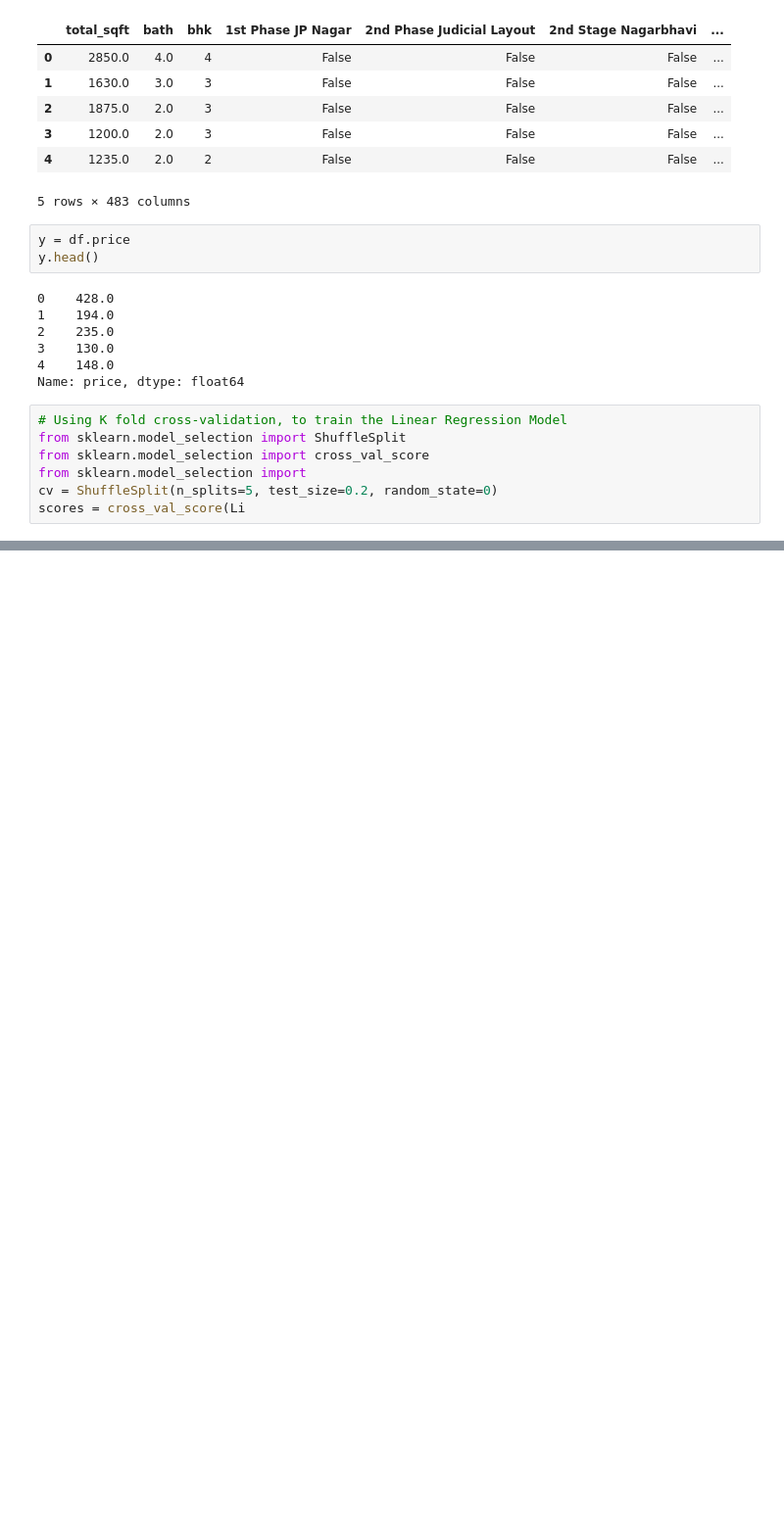
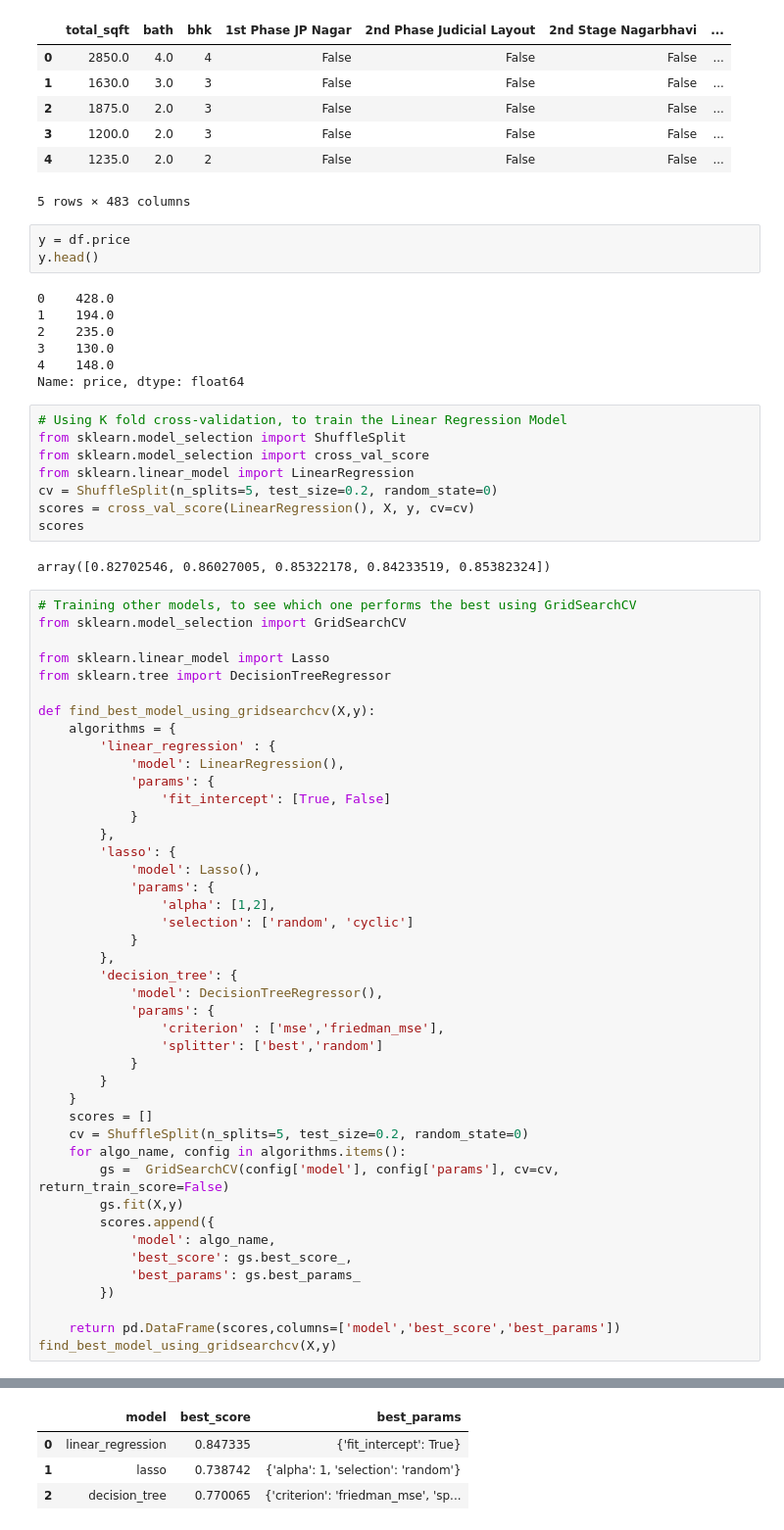
Before and after one commit to proakash256/Bengaluru_House_Price_Prediction, a Jupyter notebook: model_building.ipynb, the cells around one changed output, grey strips where cells are left out. Shown: that part at 98% size. Cells and saved outputs as stored; diff of their text form; blank space fills up the shorter version.

Commit message:
Found the best model
Trained various models like linear regression, lasso, decision tree regressor using GridSearchCV, and found the best one i.e. Linear Regression

```diff
--- a/model_building.ipynb
+++ b/model_building.ipynb
@@ -70,6 +70,53 @@ Name: price, dtype: float64
 # Using K fold cross-validation, to train the Linear Regression Model
 from sklearn.model_selection import ShuffleSplit
 from sklearn.model_selection import cross_val_score
-from sklearn.model_selection import
+from sklearn.linear_model import LinearRegression
 cv = ShuffleSplit(n_splits=5, test_size=0.2, random_state=0)
-scores = cross_val_score(Li
+scores = cross_val_score(LinearRegression(), X, y, cv=cv)
+scores
+# %% [output]
+array([0.82702546, 0.86027005, 0.85322178, 0.84233519, 0.85382324])
+# %%
+# Training other models, to see which one performs the best using GridSearchCV
+from sklearn.model_selection import GridSearchCV
+
+from sklearn.linear_model import Lasso
+from sklearn.tree import DecisionTreeRegressor
+
+def find_best_model_using_gridsearchcv(X,y):
+    algorithms = {
+        'linear_regression' : {
+            'model': LinearRegression(),
+            'params': {
+                'fit_intercept': [True, False]
+            }
+        },
+        'lasso': {
+            'model': Lasso(),
+            'params': {
+                'alpha': [1,2],
+                'selection': ['random', 'cyclic']
+            }
+        },
+        'decision_tree': {
+            'model': DecisionTreeRegressor(),
+            'params': {
+                'criterion' : ['mse','friedman_mse'],
+                'splitter': ['best','random']
+            }
+        }
+    }
+    scores = []
+    cv = ShuffleSplit(n_splits=5, test_size=0.2, random_state=0)
+    for algo_name, config in algorithms.items():
+        gs =  GridSearchCV(config['model'], config['params'], cv=cv, return_train_score=False)
+        gs.fit(X,y)
+        scores.append({
+            'model': algo_name,
+            'best_score': gs.best_score_,
+            'best_params': gs.best_params_
+        })
+
+    return pd.DataFrame(scores,columns=['model','best_score','best_params'])
+find_best_model_using_gridsearchcv(X,y)
+# %% [output]
@@ -75,0 +142,4 @@ scores = cross_val_score(Li
+|  | model | best_score | best_params |
+| 0 | linear_regression | 0.847335 | {'fit_intercept': True} |
+| 1 | lasso | 0.738742 | {'alpha': 1, 'selection': 'random'} |
+| 2 | decision_tree | 0.770065 | {'criterion': 'friedman_mse', 'sp... |
```
Also changed, not shown: parts of 1 cell of this notebook.
